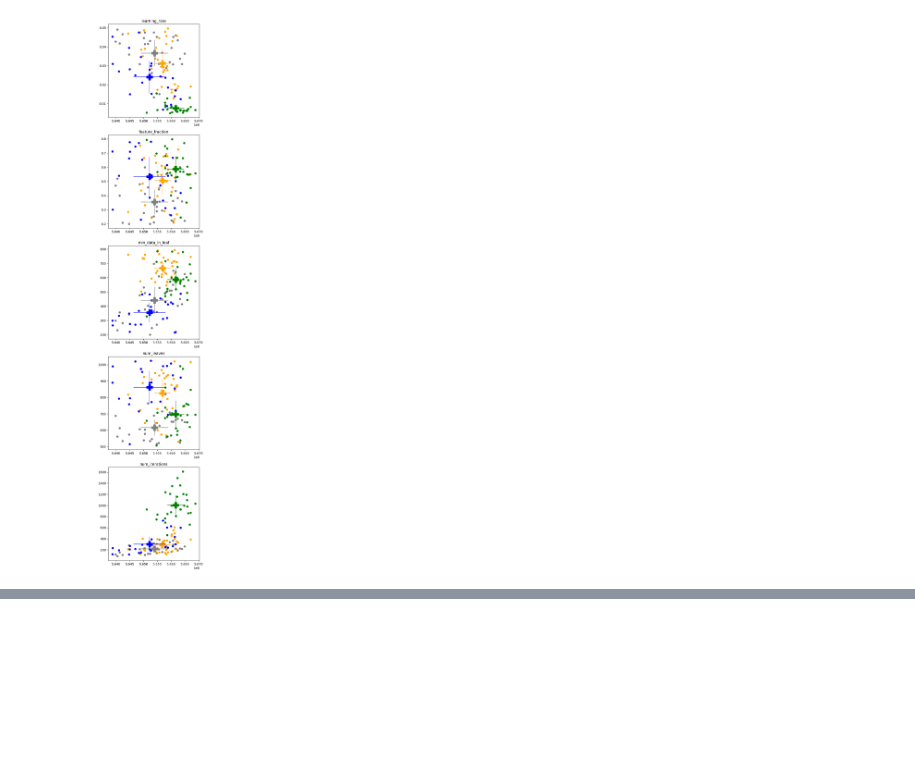
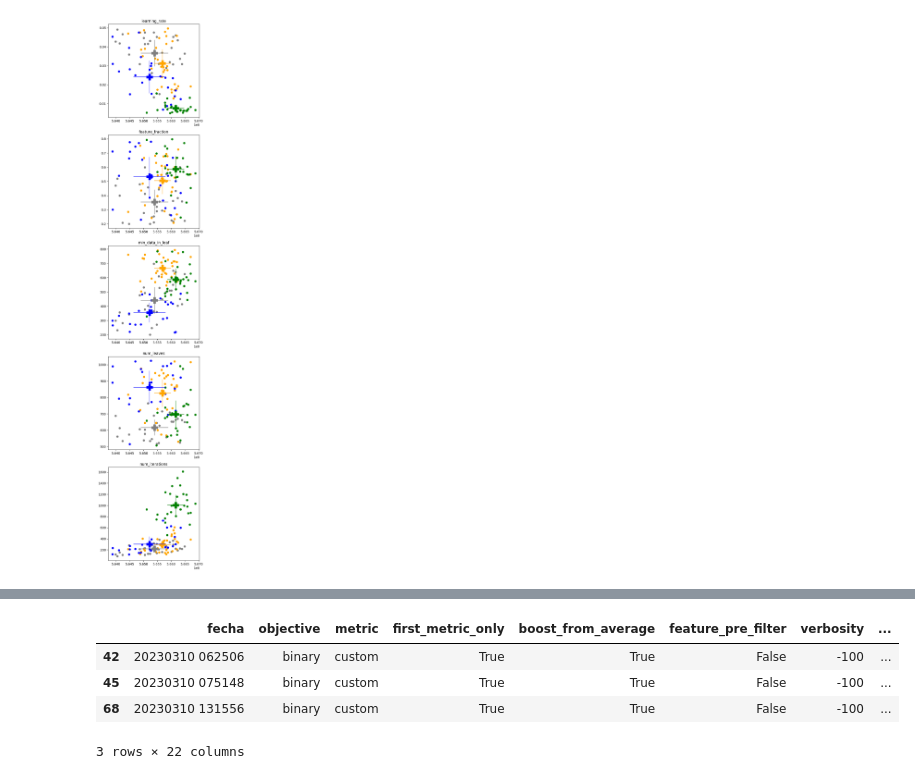
Before and after one commit to Ignacio-Ibarra/mastercard_churning, a Jupyter notebook: eval_BO/eval_BO.ipynb, the cells around one changed output, grey strips where cells are left out. Saved outputs shown, nothing was run; the diff lists cells and outputs as text; code cells hidden in the pictures; blank space fills up the shorter version.

```diff
--- a/eval_BO/eval_BO.ipynb
+++ b/eval_BO/eval_BO.ipynb
@@ -392,0 +451,8 @@ df4.sort_values(by="ganancia", ascending= False).head(20)[parameters]
+# %%
+df4[df4.cluster_label==4]
+# %% [output]
+|  | fecha | objective | metric | first_metric_only | boost_from_average | feature_pre_filter | verbosity | ... |
+| 42 | 20230310 062506 | binary | custom | True | True | False | -100 | ... |
+| 45 | 20230310 075148 | binary | custom | True | True | False | -100 | ... |
+| 68 | 20230310 131556 | binary | custom | True | True | False | -100 | ... |
+3 rows × 22 columns
```
Also changed, not shown: parts of 12 cells of this notebook.
